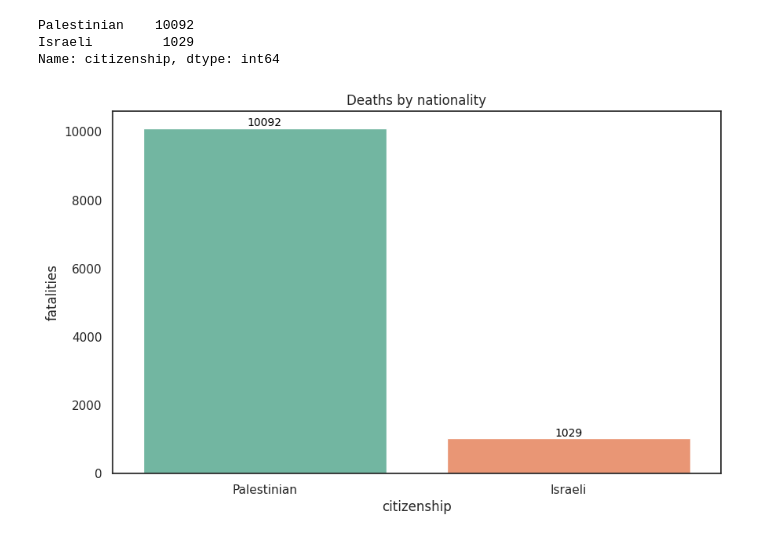
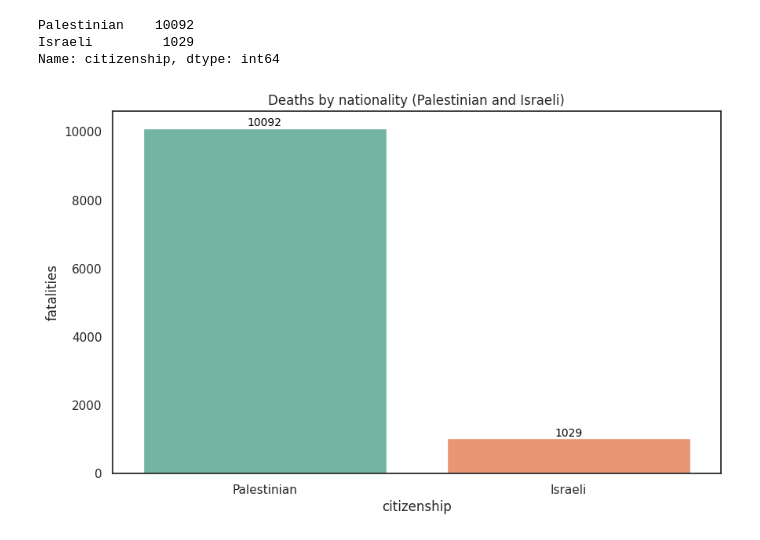
Before and after one commit to exdsgift/IPC-MideastAnalytics, a Jupyter notebook: Fatalities_Project.ipynb, the cells around one changed output. Drawn from its saved outputs; the diff is of its cells as text; code cells hidden in the pictures.

```diff
--- a/Fatalities_Project.ipynb
+++ b/Fatalities_Project.ipynb
@@ -297,18 +297,18 @@ Name: citizenship, dtype: int64
 # %%
 plt.figure(figsize=(10,6))
 sns.set(style="white", palette="Set2")
-plt.title('Deaths by nationality')
+plt.title('Deaths by nationality (Palestinian and Israeli)')
 
 
 plot1 = sns.countplot(x='citizenship', data=fatalities_df_2)
 
 for p in plot1.patches:
     plot1.annotate(f'{p.get_height():.0f}', (p.get_x() + p.get_width() / 2., p.get_height()),
                 ha='center', va='center', fontsize=10, color='black', xytext=(0, 5),
                 textcoords='offset points')
 
 plt.xlabel("citizenship")
 plt.ylabel("fatalities")
 plt.show()
 # %% [output]
-[figure, old version]
+[figure, new version]
```
Also changed, not shown: parts of 9 cells of this notebook.
